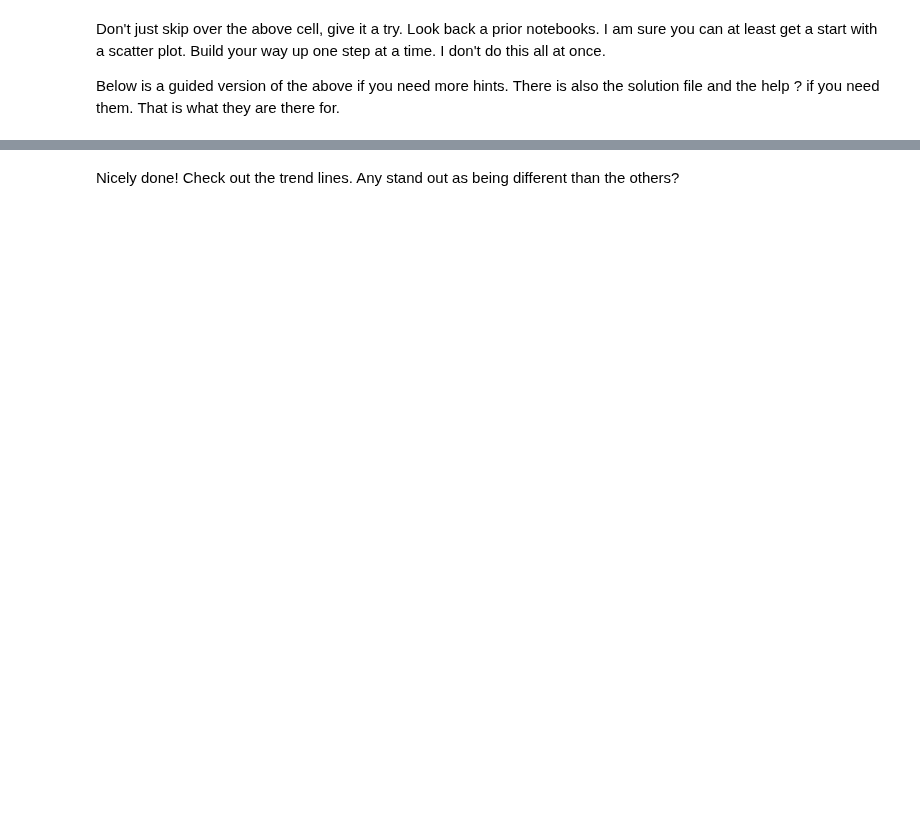
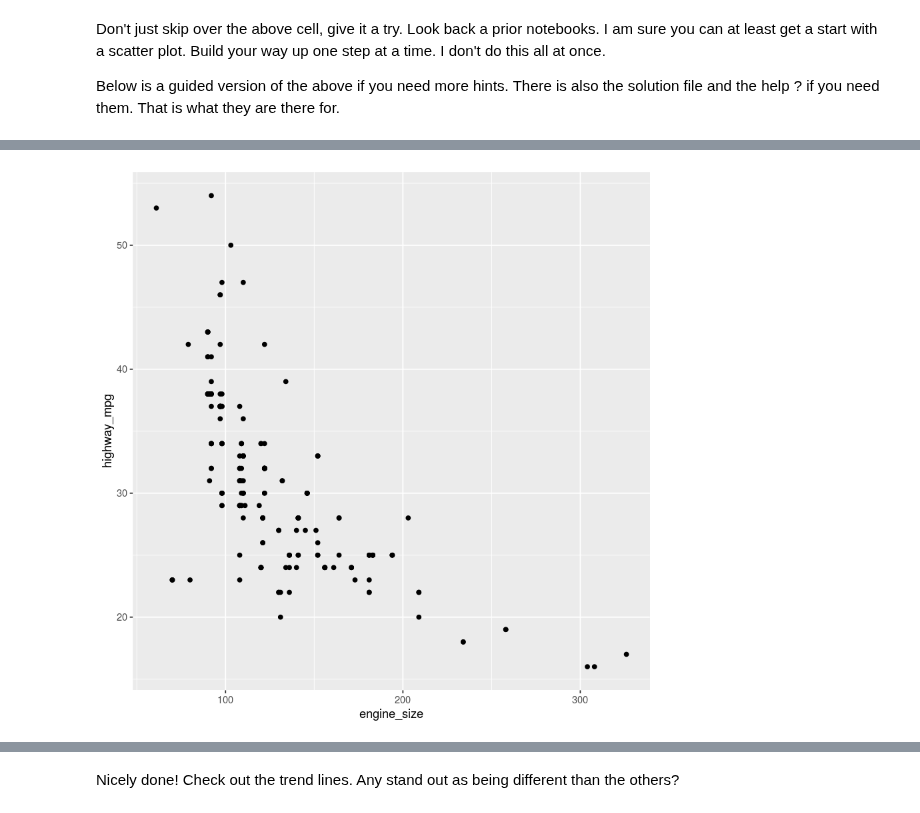
Before and after one commit to shammer83/VisualizationsR, a Jupyter notebook: L03-E3-ImportingFromInternet.ipynb, the cells around one changed output, grey strips where cells are left out. Saved outputs shown, nothing was run; the diff lists cells and outputs as text; code cells hidden in the pictures; blank space fills up the shorter version.

```diff
--- a/L03-E3-ImportingFromInternet.ipynb
+++ b/L03-E3-ImportingFromInternet.ipynb
@@ -154,7 +237,9 @@ ___
 # %%
 # Then I get the initial plot working
-___ %>%
-  ___(aes(x = engine_size, y = ___)) +
+df %>%
+  ggplot(aes(x = engine_size, y = highway_mpg)) +
    geom_point()
+# %% [output]
+[figure, added]
 # %%
 # I'll add jitter and alpha blend as a good practice
```
Also changed, not shown: parts of 16 cells of this notebook, 2 other files.
